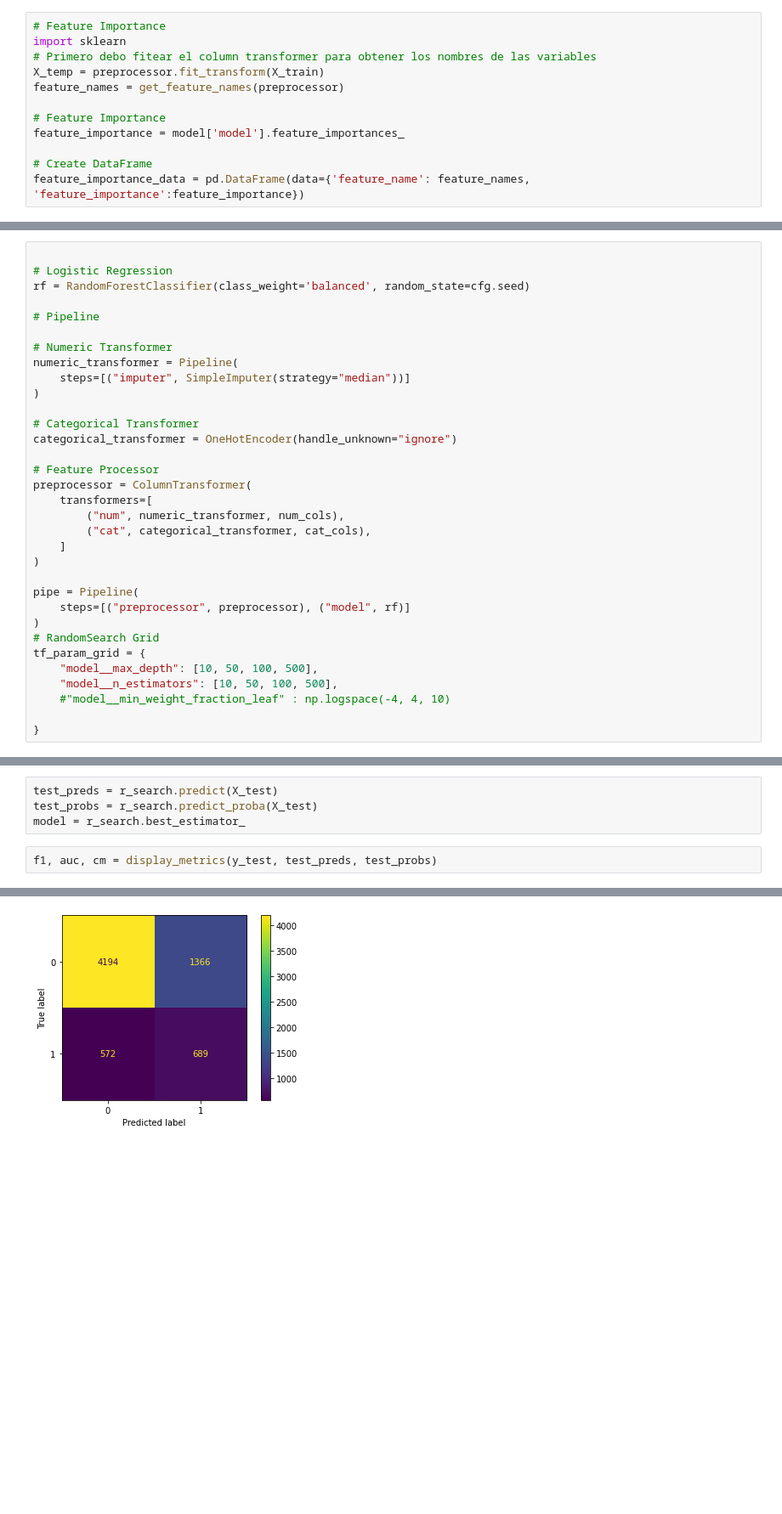
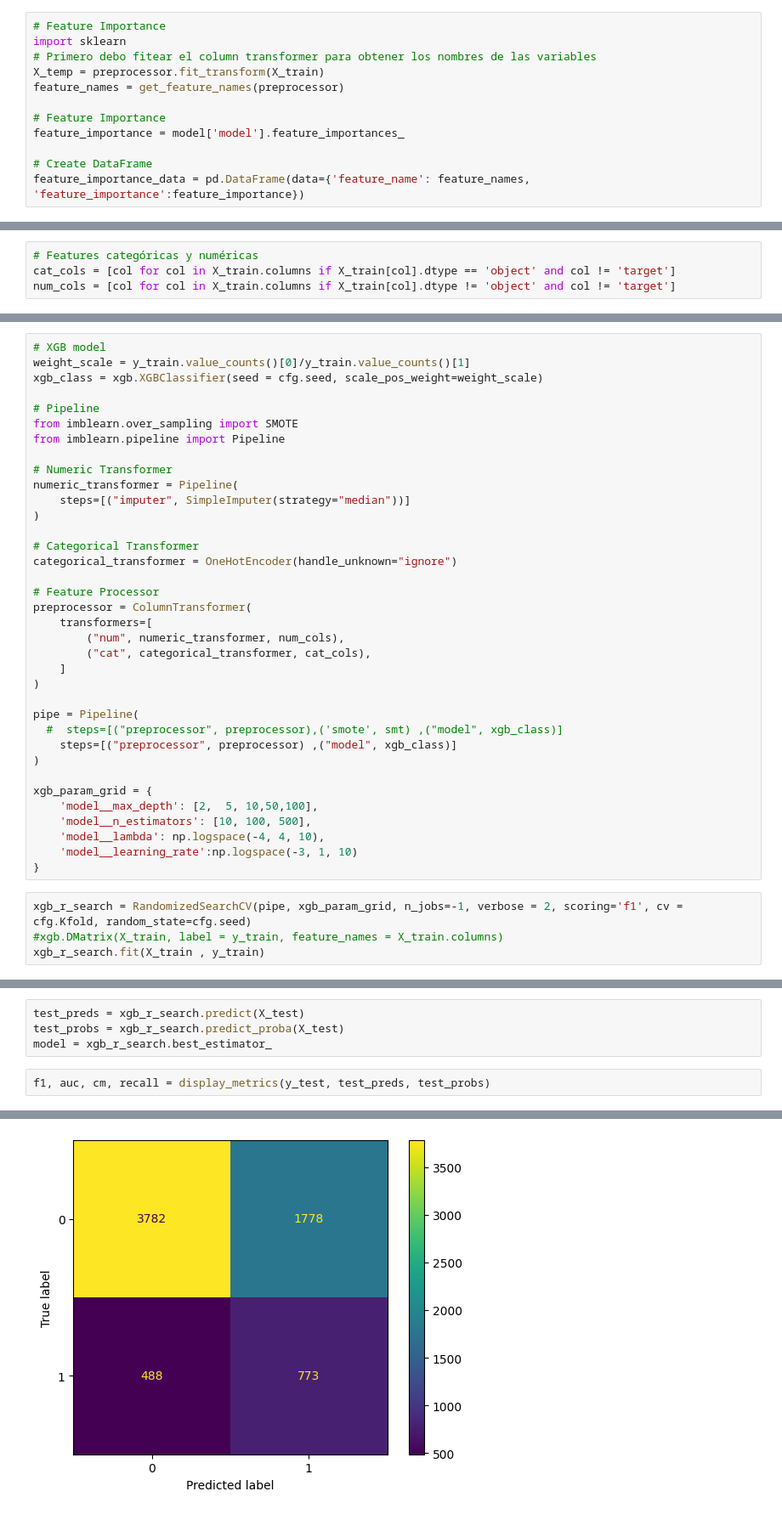
Before and after one commit to diegulio/Latam-Airlanes-Challenge, a Jupyter notebook: solution.ipynb, the cells around one changed output, grey strips where cells are left out. Shown at 85% size. Saved outputs shown, nothing was run; the diff lists cells and outputs as text; blank space fills up the shorter version.

```diff
--- a/solution.ipynb
+++ b/solution.ipynb
@@ -600,0 +908,4 @@ from sklearn.ensemble import RandomForestClassifier
+# %%
+# Features categóricas y numéricas
+cat_cols = [col for col in X_train.columns if X_train[col].dtype == 'object' and col != 'target']
+num_cols = [col for col in X_train.columns if X_train[col].dtype != 'object' and col != 'target']
@@ -601,9 +938,11 @@ from sklearn.ensemble import RandomForestClassifier
 # %%
-
-# Logistic Regression
-rf = RandomForestClassifier(class_weight='balanced', random_state=cfg.seed)
+# XGB model
+weight_scale = y_train.value_counts()[0]/y_train.value_counts()[1]
+xgb_class = xgb.XGBClassifier(seed = cfg.seed, scale_pos_weight=weight_scale)
 
 # Pipeline
+from imblearn.over_sampling import SMOTE
+from imblearn.pipeline import Pipeline
 
 # Numeric Transformer
 numeric_transformer = Pipeline(
@@ -622,12 +961,17 @@ preprocessor = ColumnTransformer(
 )
 
 pipe = Pipeline(
-    steps=[("preprocessor", preprocessor), ("model", rf)]
+  #  steps=[("preprocessor", preprocessor),('smote', smt) ,("model", xgb_class)]
+    steps=[("preprocessor", preprocessor) ,("model", xgb_class)]
 )
-# RandomSearch Grid
-tf_param_grid = {
-    "model__max_depth": [10, 50, 100, 500],
-    "model__n_estimators": [10, 50, 100, 500],
-    #"model__min_weight_fraction_leaf" : np.logspace(-4, 4, 10)
 
+xgb_param_grid = {
+    'model__max_depth': [2,  5, 10,50,100],
+    'model__n_estimators': [10, 100, 500],
+    'model__lambda': np.logspace(-4, 4, 10),
+    'model__learning_rate':np.logspace(-3, 1, 10)
 }
+# %%
+xgb_r_search = RandomizedSearchCV(pipe, xgb_param_grid, n_jobs=-1, verbose = 2, scoring='f1', cv = cfg.Kfold, random_state=cfg.seed)
+#xgb.DMatrix(X_train, label = y_train, feature_names = X_train.columns)
+xgb_r_search.fit(X_train , y_train)
@@ -669,7 +1030,7 @@ print(r_search.best_params_)
 # %%
-test_preds = r_search.predict(X_test)
-test_probs = r_search.predict_proba(X_test)
-model = r_search.best_estimator_
+test_preds = xgb_r_search.predict(X_test)
+test_probs = xgb_r_search.predict_proba(X_test)
+model = xgb_r_search.best_estimator_
 # %%
-f1, auc, cm = display_metrics(y_test, test_preds, test_probs)
+f1, auc, cm, recall = display_metrics(y_test, test_preds, test_probs)
 # %% [output]
@@ -680,5 +1043,5 @@ AUC Score: 0.704
 ===== Confusion Matrix =====
-[figure, old version]
+[figure, new version]
 # %%
 # Feature Importance
 import sklearn
```
Also changed, not shown: parts of 113 cells of this notebook.
